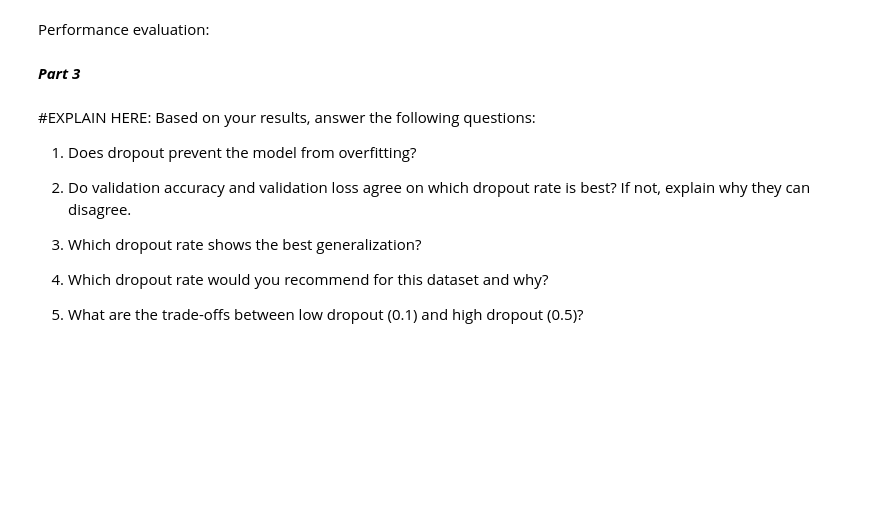
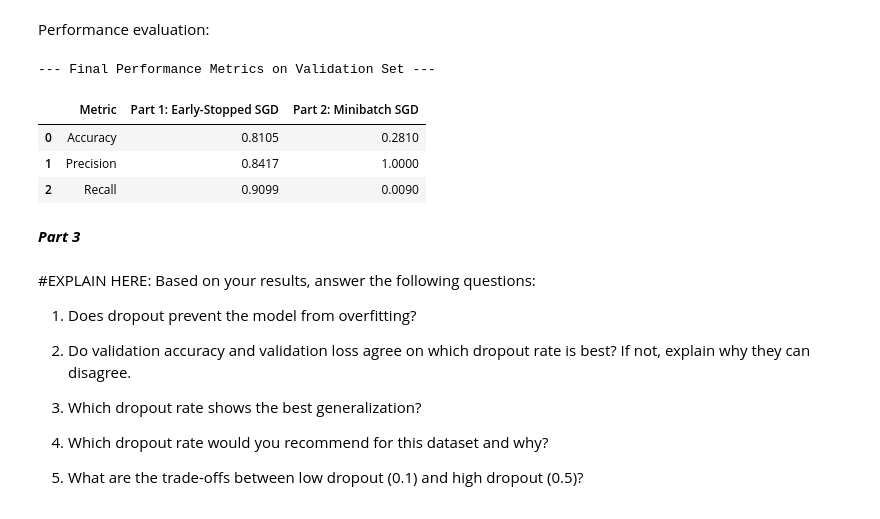
Before and after one commit to KabirArora7/Machine-Learning, a Jupyter notebook: Assignments/Assignment-3/Assignment 3.ipynb, the cells around one changed output. Saved outputs shown, nothing was run; the diff lists cells and outputs as text; code cells hidden in the pictures; blank space fills up the shorter version.

```diff
--- a/Assignments/Assignment-3/Assignment 3.ipynb
+++ b/Assignments/Assignment-3/Assignment 3.ipynb
@@ -433,36 +515,63 @@ def get_metrics(model, X_val, y_val):
     """Helper function to get accuracy, precision, and recall."""
     model.eval()
     with torch.no_grad():
         y_pred_prob = model(X_val)
         y_pred = (y_pred_prob > 0.5).int().numpy() # Convert to numpy
         y_true = y_val.numpy()
 
         # CODE HERE: Implement accuracy, precision, and recall yourself using y_true and y_pred
-        acc = None  # REPLACE WITH YOUR CODE
-        pre = None  # REPLACE WITH YOUR CODE
-        rec = None  # REPLACE WITH YOUR CODE
+        TP = ((y_true == 1) & (y_pred == 1)).sum()
+        TN = ((y_true == 0) & (y_pred == 0)).sum()
+        FP = ((y_true == 0) & (y_pred == 1)).sum()
+        FN = ((y_true == 1) & (y_pred == 0)).sum()
+
+        acc = (TP + TN) / (TP + TN + FP + FN)
+
+        pre = TP / (TP + FP) if (TP + FP) > 0 else 0
+
+        rec = TP / (TP + FN) if (TP + FN) > 0 else 0
+
     return acc, pre, rec
 
 # Get metrics for Part 1 (Early-Stopped SGD Model)
 
 #CODE HERE: USING get_metrics function
 
+model_sgd = NeuralNetwork(input_features)
+model_sgd.load_state_dict(best_model_state)
+
+acc_sgd, pre_sgd, rec_sgd = get_metrics(
+    model_sgd, X_val, y_val
+)
+
+
 # Get metrics for Part 2 (Final Minibatch Model)
 
 #CODE HERE: USING get_metrics function
+
+acc_mb, pre_mb, rec_mb = get_metrics(
+    model, X_val, y_val
+)
+
 
 # --- Show Results in a Table ---
 results = {
     'Metric': ['Accuracy', 'Precision', 'Recall'],
     'Part 1: Early-Stopped SGD': [f"{acc_sgd:.4f}", f"{pre_sgd:.4f}", f"{rec_sgd:.4f}"],
     'Part 2: Minibatch SGD': [f"{acc_mb:.4f}", f"{pre_mb:.4f}", f"{rec_mb:.4f}"]
 }
 
 results_df = pd.DataFrame(results)
 print("\n--- Final Performance Metrics on Validation Set ---")
 
 from IPython.display import display
 display(results_df)
+# %% [output]
+--- Final Performance Metrics on Validation Set ---
+|  | Metric | Part 1: Early-Stopped SGD | Part 2: Minibatch SGD |
+| 0 | Accuracy | 0.8105 | 0.2810 |
+| 1 | Precision | 0.8417 | 1.0000 |
+| 2 | Recall | 0.9099 | 0.0090 |
 # %% [markdown]
 ***Part 3***
 # %%
```
Also changed, not shown: parts of 8 cells of this notebook.
